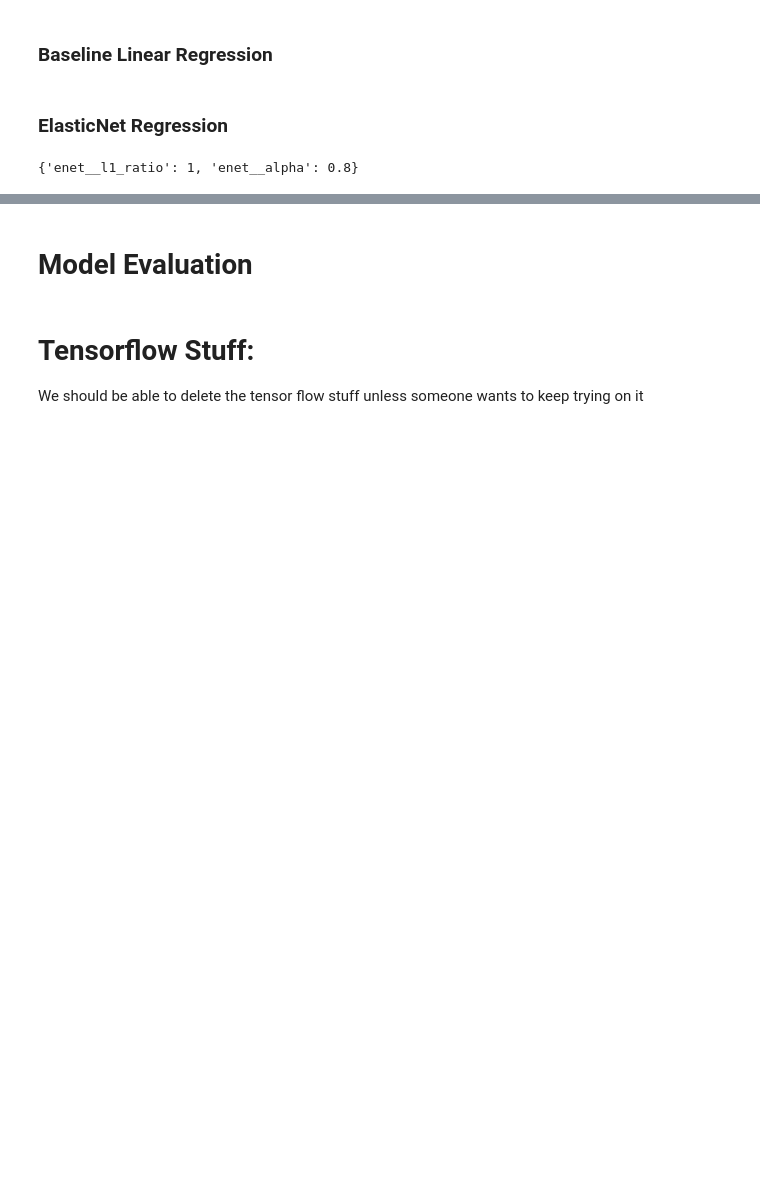
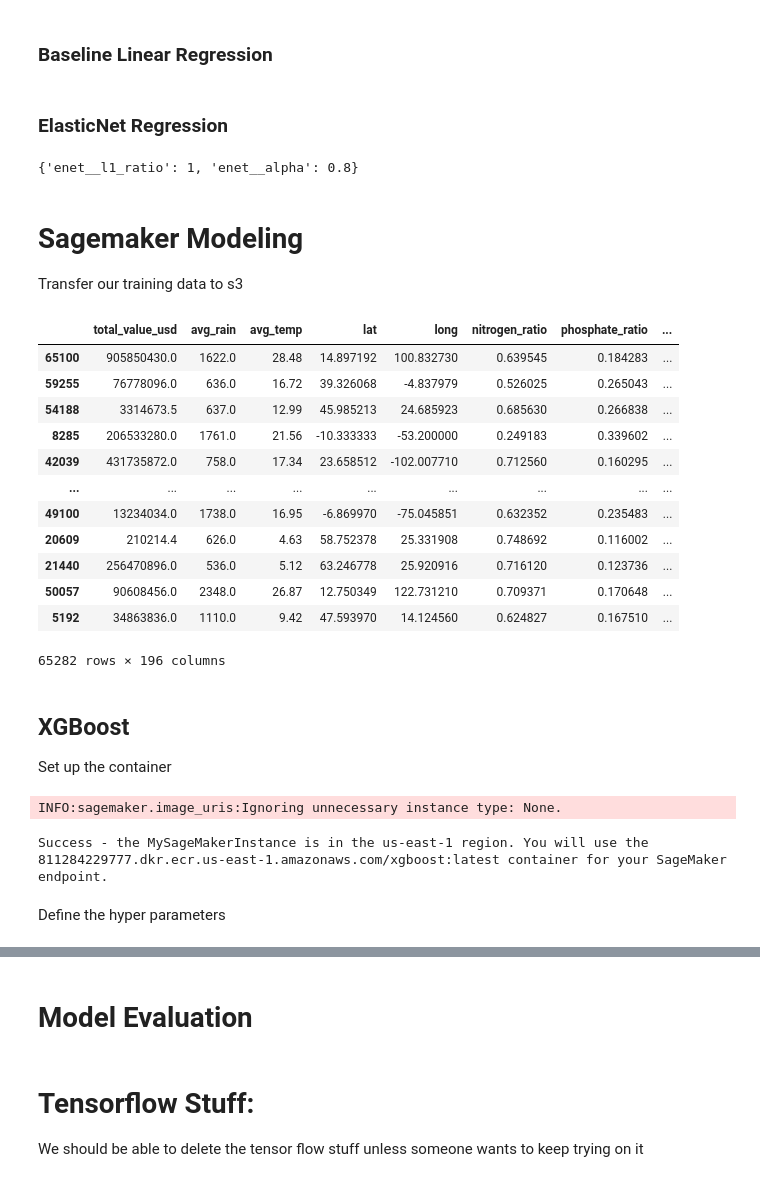
Before and after one commit to hunterblum/CloudFinal-Team1, a Jupyter notebook: Cloud_Team1.ipynb, the cells around one changed output, grey strips where cells are left out. Cells and saved outputs as stored; diff of their text form; code cells hidden in the pictures; blank space fills up the shorter version.

Commit message:
AWS XGBoost

```diff
--- a/Cloud_Team1.ipynb
+++ b/Cloud_Team1.ipynb
@@ -907,3 +908,22 @@ results2['item'] = results2['item'].str.replace("item_", "")
 
 results2['group_rank'] = results2.groupby(['lat','long', 'year'])['pred'].rank(method="first").astype(int)
 enet_rankings = results2.sort_values(by=['lat','long','year','group_rank'])
+# %% [markdown]
+# Sagemaker Modeling
+Transfer our training data to s3
+# %%
+X_train_sage = pd.concat([y_train,X_train], axis =1)
+# %% [output]
+|  | total_value_usd | avg_rain | avg_temp | lat | long | nitrogen_ratio | phosphate_ratio | ... |
+| 65100 | 905850430.0 | 1622.0 | 28.48 | 14.897192 | 100.832730 | 0.639545 | 0.184283 | ... |
+| 59255 | 76778096.0 | 636.0 | 16.72 | 39.326068 | -4.837979 | 0.526025 | 0.265043 | ... |
+| 54188 | 3314673.5 | 637.0 | 12.99 | 45.985213 | 24.685923 | 0.685630 | 0.266838 | ... |
+| 8285 | 206533280.0 | 1761.0 | 21.56 | -10.333333 | -53.200000 | 0.249183 | 0.339602 | ... |
+| 42039 | 431735872.0 | 758.0 | 17.34 | 23.658512 | -102.007710 | 0.712560 | 0.160295 | ... |
+| ... | ... | ... | ... | ... | ... | ... | ... | ... |
+| 49100 | 13234034.0 | 1738.0 | 16.95 | -6.869970 | -75.045851 | 0.632352 | 0.235483 | ... |
+| 20609 | 210214.4 | 626.0 | 4.63 | 58.752378 | 25.331908 | 0.748692 | 0.116002 | ... |
+| 21440 | 256470896.0 | 536.0 | 5.12 | 63.246778 | 25.920916 | 0.716120 | 0.123736 | ... |
+| 50057 | 90608456.0 | 2348.0 | 26.87 | 12.750349 | 122.731210 | 0.709371 | 0.170648 | ... |
+| 5192 | 34863836.0 | 1110.0 | 9.42 | 47.593970 | 14.124560 | 0.624827 | 0.167510 | ... |
+65282 rows × 196 columns
@@ -909,0 +947,24 @@ enet_rankings = results2.sort_values(by=['lat','long','year','group_rank'])
+# %% [markdown]
+## XGBoost
+Set up the container
+# %%
+# Define IAM role
+role = get_execution_role()
+
+# set the region of the instance
+my_region = boto3.session.Session().region_name
+
+# this line automatically looks for the XGBoost image URI and
+# builds an XGBoost container.
+xgboost_container = sagemaker.image_uris.retrieve("xgboost",
+                                                  my_region,
+                                                  "latest")
+
+print("Success - the MySageMakerInstance is in the " + my_region + \
+      " region. You will use the " + xgboost_container + \
+      " container for your SageMaker endpoint.")
+# %% [output]
+INFO:sagemaker.image_uris:Ignoring unnecessary instance type: None.
+Success - the MySageMakerInstance is in the us-east-1 region. You will use the 811284229777.dkr.ecr.us-east-1.amazonaws.com/xgboost:latest container for your SageMaker endpoint.
+# %% [markdown]
+Define the hyper parameters
```
Also changed, not shown: parts of 11 cells of this notebook.
